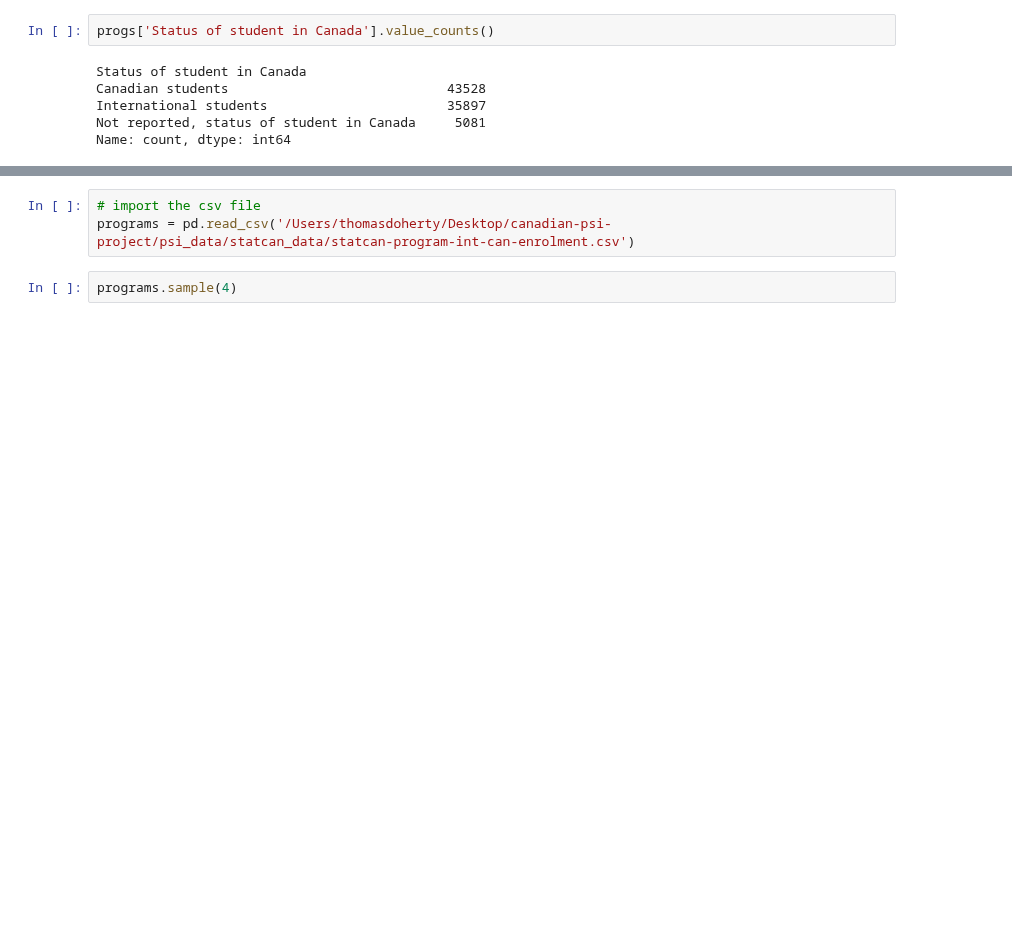
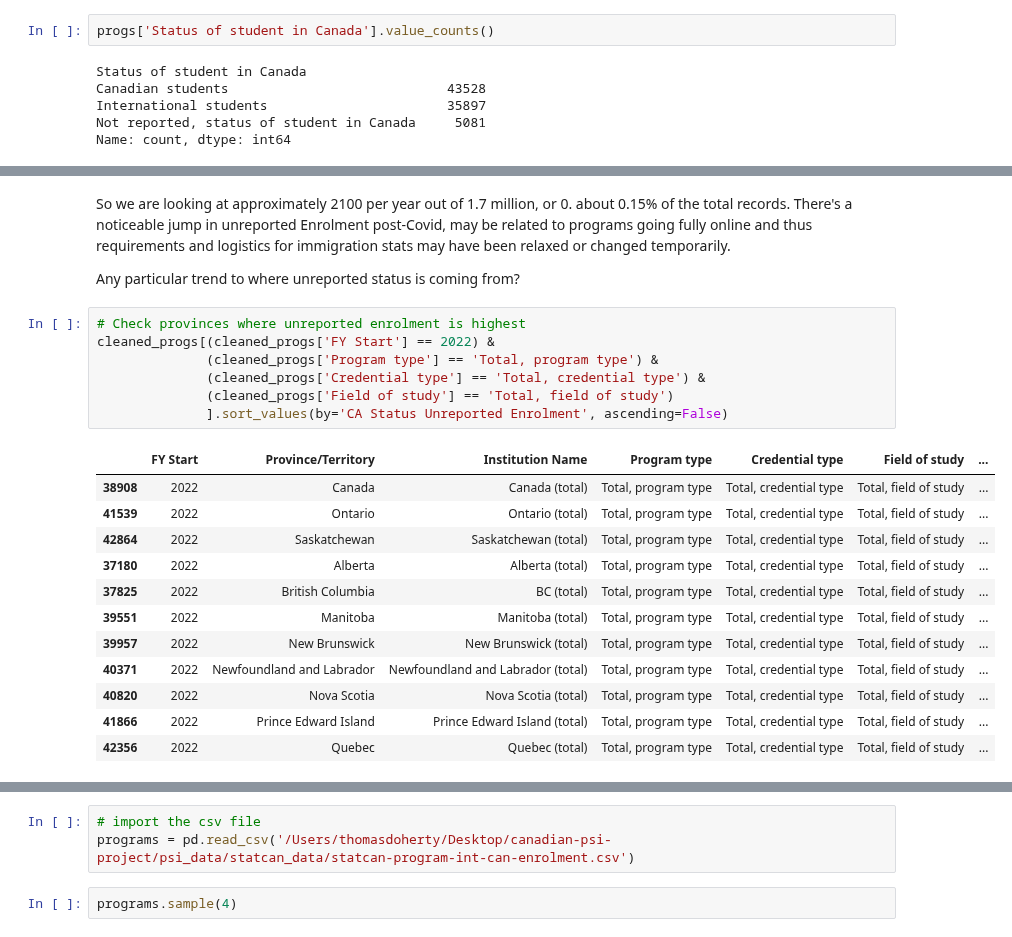
Before and after one commit to tjjdoherty/canadian-psi-project, a Jupyter notebook: program_cred_analysis.ipynb, the cells around one changed output, grey strips where cells are left out. Saved outputs shown, nothing was run; the diff lists cells and outputs as text; blank space fills up the shorter version.

Commit message:
finished auditing 1st run of unreported status
Mostly ontario, likely a few specific programs not of overall concern

```diff
--- a/program_cred_analysis.ipynb
+++ b/program_cred_analysis.ipynb
@@ -452,0 +480,24 @@ Name: count, dtype: int64
+# %% [markdown]
+So we are looking at approximately 2100 per year out of 1.7 million, or 0. about 0.15% of the total records. There's a noticeable jump in unreported Enrolment post-Covid, may be related to programs going fully online and thus requirements and logistics for immigration stats may have been relaxed or changed temporarily.
+
+Any particular trend to where unreported status is coming from?
+# %%
+# Check provinces where unreported enrolment is highest
+cleaned_progs[(cleaned_progs['FY Start'] == 2022) &
+              (cleaned_progs['Program type'] == 'Total, program type') &
+              (cleaned_progs['Credential type'] == 'Total, credential type') &
+              (cleaned_progs['Field of study'] == 'Total, field of study')
+              ].sort_values(by='CA Status Unreported Enrolment', ascending=False)
+# %% [output]
+|  | FY Start | Province/Territory | Institution Name | Program type | Credential type | Field of study | ... |
+| 38908 | 2022 | Canada | Canada (total) | Total, program type | Total, credential type | Total, field of study | ... |
+| 41539 | 2022 | Ontario | Ontario (total) | Total, program type | Total, credential type | Total, field of study | ... |
+| 42864 | 2022 | Saskatchewan | Saskatchewan (total) | Total, program type | Total, credential type | Total, field of study | ... |
+| 37180 | 2022 | Alberta | Alberta (total) | Total, program type | Total, credential type | Total, field of study | ... |
+| 37825 | 2022 | British Columbia | BC (total) | Total, program type | Total, credential type | Total, field of study | ... |
+| 39551 | 2022 | Manitoba | Manitoba (total) | Total, program type | Total, credential type | Total, field of study | ... |
+| 39957 | 2022 | New Brunswick | New Brunswick (total) | Total, program type | Total, credential type | Total, field of study | ... |
+| 40371 | 2022 | Newfoundland and Labrador | Newfoundland and Labrador (total) | Total, program type | Total, credential type | Total, field of study | ... |
+| 40820 | 2022 | Nova Scotia | Nova Scotia (total) | Total, program type | Total, credential type | Total, field of study | ... |
+| 41866 | 2022 | Prince Edward Island | Prince Edward Island (total) | Total, program type | Total, credential type | Total, field of study | ... |
+| 42356 | 2022 | Quebec | Quebec (total) | Total, program type | Total, credential type | Total, field of study | ... |
```
Also changed, not shown: parts of 22 cells of this notebook.
